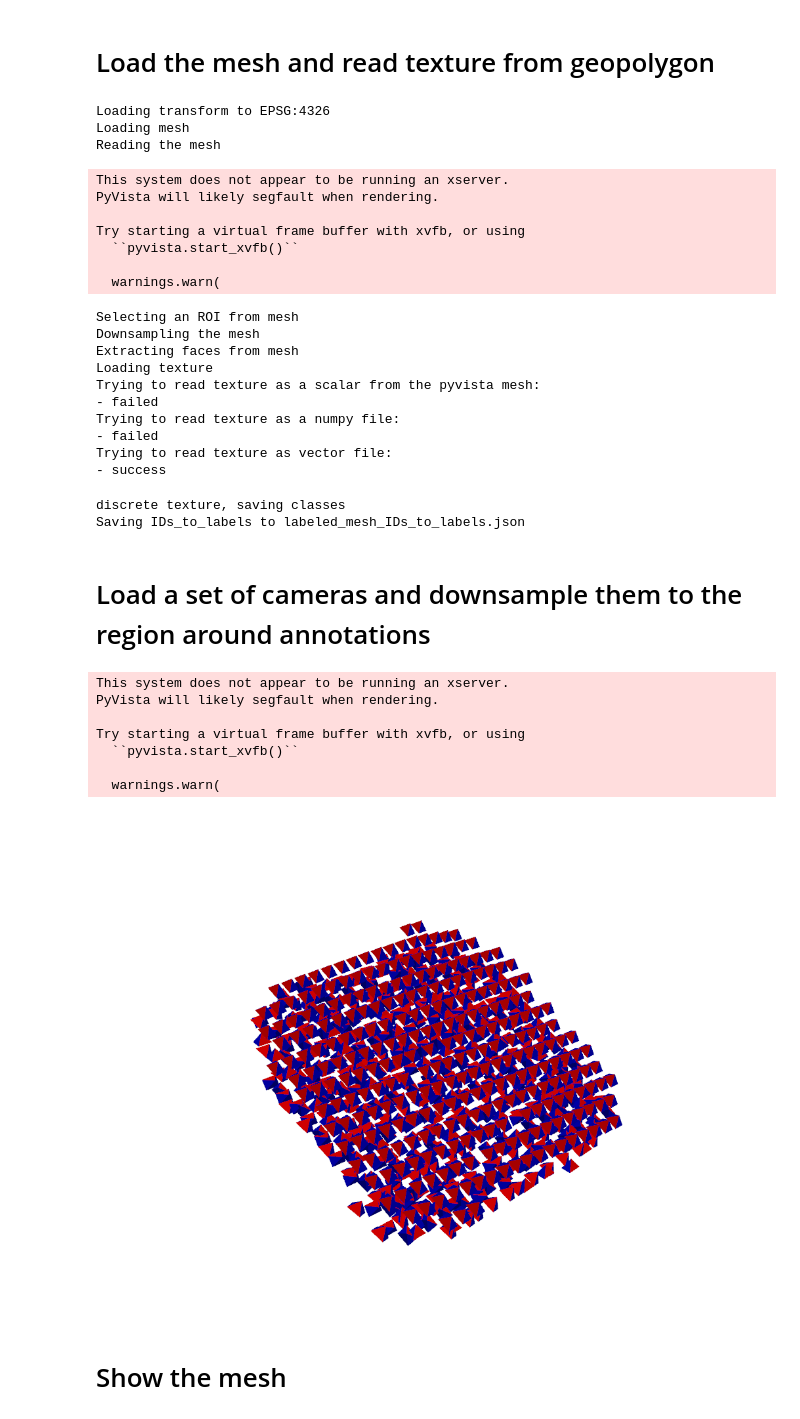
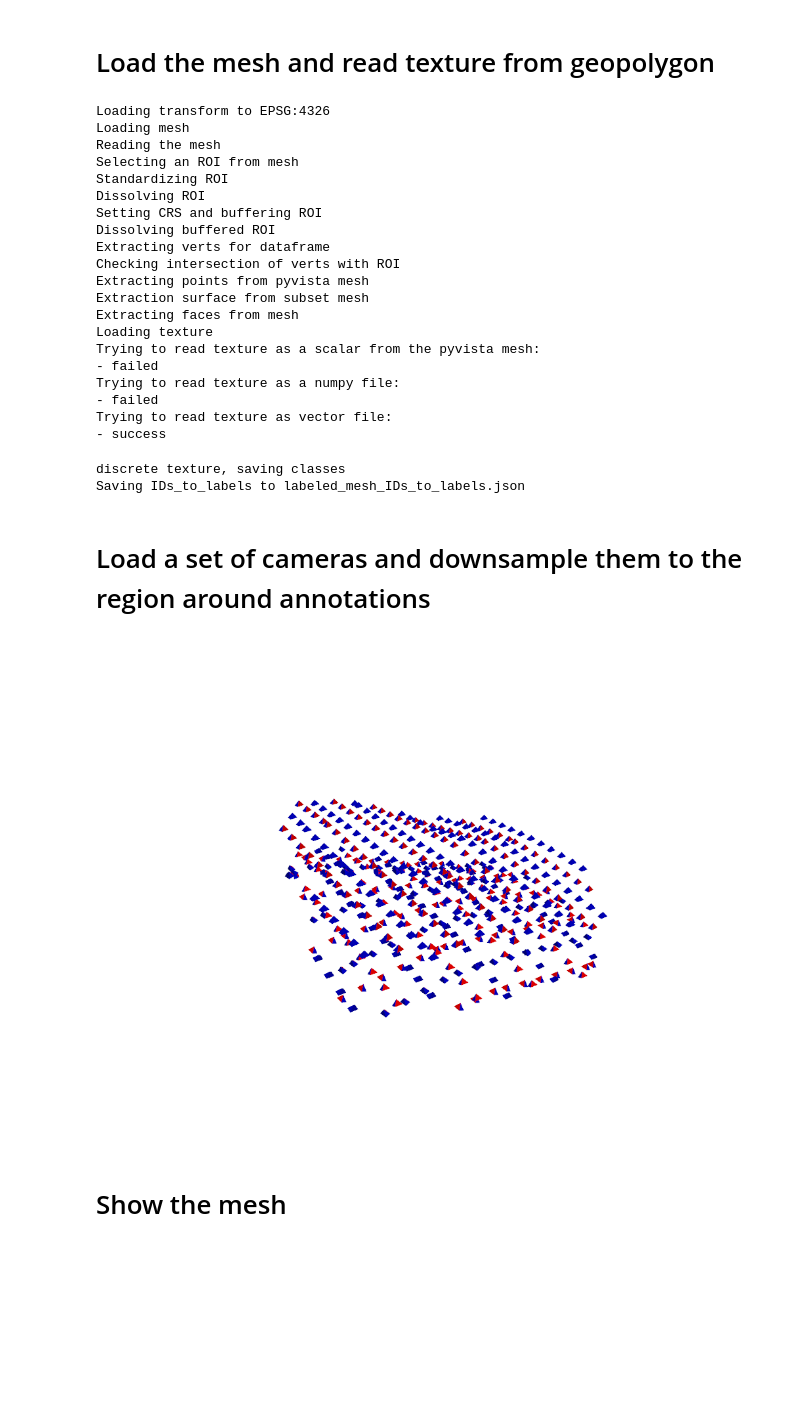
Before and after one commit to open-forest-observatory/geograypher, a Jupyter notebook: examples/render_labels.ipynb, the cells around one changed output. Saved outputs shown, nothing was run; the diff lists cells and outputs as text; code cells hidden in the pictures; blank space fills up the shorter version.

Commit message:
Update render labels to use new chips data

```diff
--- a/examples/render_labels.ipynb
+++ b/examples/render_labels.ipynb
@@ -31,18 +38,20 @@ RETEXTURE = True
 HEIGHT_ABOVE_GROUND_THRESH = 2
 # The image is downsampled to this fraction for accelerated rendering
 RENDER_IMAGE_SCALE = 1
-# Cameras within this distance of the traing data are used in the rendering process
-BUFFER_RADIUS_METER = 50
-# Tree Radius
-TREE_RADIUS_METERS = 2.5
+# Portions of the mesh within this distance of the labels are used for rendering
+MESH_BUFFER_RADIUS_METER = 20
+# Cameras within this radius of the annotations are used for training
+CAMERAS_BUFFER_RADIUS_METERS = 50
 # Downsample target
-DOWNSAMPLE_TARGET = 0.1
+DOWNSAMPLE_TARGET = 1
 
 ## Define the inputs
+# The mapping between integer class IDs and string class names
+IDS_TO_LABELS = EXAMPLE_IDS_TO_LABELS
 # The input labels
 LABELS_FILENAME = EXAMPLE_LABELS_FILENAME
 # Render data from this column in the geofile to each image
-LABEL_COLUMN_NAME = "Species"
+LABEL_COLUMN_NAME = EXAMPLE_LABEL_COLUMN_NAME
 # The mesh exported from Metashape
 MESH_FILENAME = EXAMPLE_MESH_FILENAME
 # The camera file exported from Metashape
@@ -54,7 +63,6 @@ IMAGE_FOLDER = EXAMPLE_IMAGE_FOLDER
 
 ## Define the intermediate results
 # Processed geo file
-STANDARDIZED_LABELS_FILENAME = EXAMPLE_STANDARDIZED_LABELS_FILENAME
 # Where to save the mesh after labeling
 LABELED_MESH_FILENAME = EXAMPLE_LABELED_MESH_FILENAME
 # Where to save the rendering label images
@@ -93,7 +89,10 @@ if not Path(LABELED_MESH_FILENAME).is_file() or RETEXTURE:
     mesh = TexturedPhotogrammetryMesh(
         MESH_FILENAME,
         downsample_target=DOWNSAMPLE_TARGET,
-        texture=STANDARDIZED_LABELS_FILENAME,
+        texture=LABELS_FILENAME,
+        ROI=LABELS_FILENAME,
+        ROI_buffer_meters=MESH_BUFFER_RADIUS_METER,
+        IDs_to_labels=IDS_TO_LABELS,
         texture_column_name=LABEL_COLUMN_NAME,
         transform_filename=CAMERAS_FILENAME,
     )
@@ -118,44 +117,37 @@ else:
 Loading transform to EPSG:4326
 Loading mesh
 Reading the mesh
+Selecting an ROI from mesh
+Standardizing ROI
+Dissolving ROI
+Setting CRS and buffering ROI
+Dissolving buffered ROI
+Extracting verts for dataframe
+Checking intersection of verts with ROI
+Extracting points from pyvista mesh
+Extraction surface from subset mesh
+Extracting faces from mesh
+Loading texture
+Trying to read texture as a scalar from the pyvista mesh:
+- failed
+Trying to read texture as a numpy file:
+- failed
+Trying to read texture as vector file:
+- success
-This system does not appear to be running an xserver.
-PyVista will likely segfault when rendering.
-
-Try starting a virtual frame buffer with xvfb, or using
-  ``pyvista.start_xvfb()``
-
-  warnings.warn(
+discrete texture, saving classes
+Saving IDs_to_labels to labeled_mesh_IDs_to_labels.json
-Selecting an ROI from mesh
-Downsampling the mesh
-Extracting faces from mesh
-Loading texture
-Trying to read texture as a scalar from the pyvista mesh:
-- failed
-Trying to read texture as a numpy file:
-- failed
-Trying to read texture as vector file:
-- success
-discrete texture, saving classes
-Saving IDs_to_labels to labeled_mesh_IDs_to_labels.json
 # %% [markdown]
 # Load a set of cameras and downsample them to the region around annotations
 # %%
 # Create camera set
 camera_set = MetashapeCameraSet(CAMERAS_FILENAME, IMAGE_FOLDER)
 # Extract cameras near the training data
 training_camera_set = camera_set.get_subset_ROI(
-    ROI=STANDARDIZED_LABELS_FILENAME, buffer_radius_meters=BUFFER_RADIUS_METER
+    ROI=LABELS_FILENAME, buffer_radius=CAMERAS_BUFFER_RADIUS_METERS
 )
 training_camera_set.vis(force_xvfb=True, frustum_scale=0.5)
 # %% [output]
-This system does not appear to be running an xserver.
-PyVista will likely segfault when rendering.
-
-Try starting a virtual frame buffer with xvfb, or using
-  ``pyvista.start_xvfb()``
-
-  warnings.warn(
-[figure, old version]
+[figure, new version]
 # %% [markdown]
 # Show the mesh
 # %%
```
Also changed, not shown: parts of 6 cells of this notebook.
